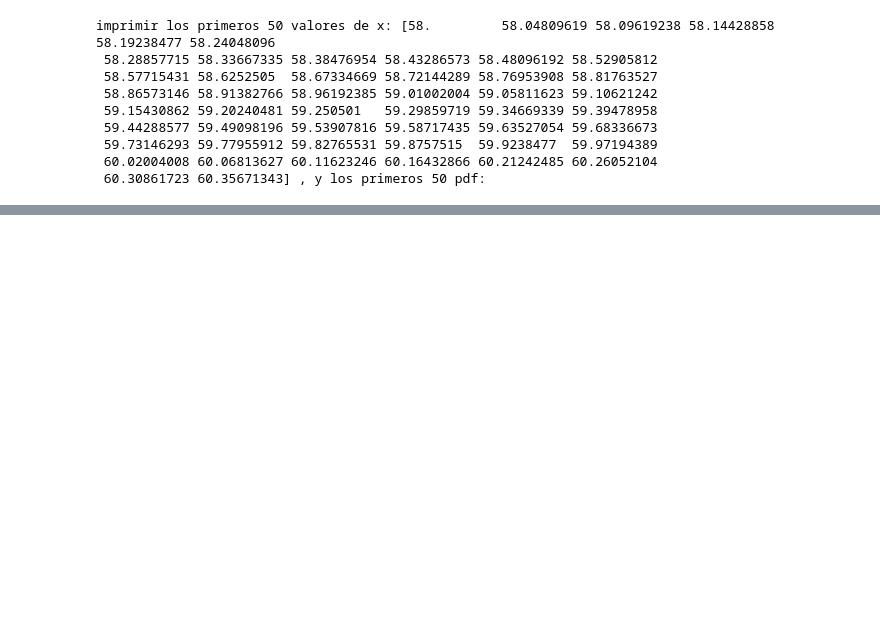
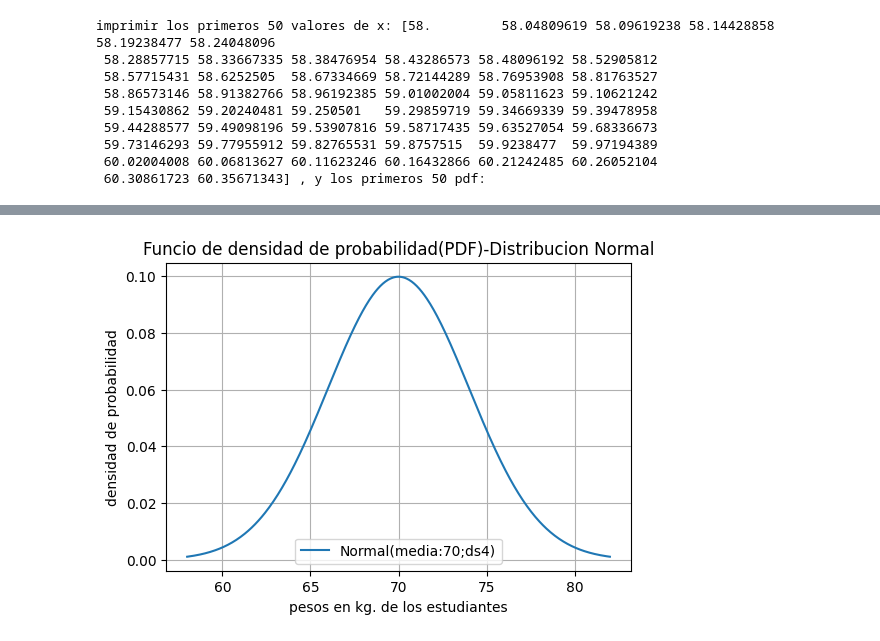
Before and after one commit to fellAR-hub/Probabilidad, a Jupyter notebook: unidad4/practica1.ipynb, the cells around one changed output, grey strips where cells are left out. Saved outputs shown, nothing was run; the diff lists cells and outputs as text; code cells hidden in the pictures; blank space fills up the shorter version.

```diff
--- a/unidad4/practica1.ipynb
+++ b/unidad4/practica1.ipynb
@@ -46,0 +47,11 @@ plt.show
+# %%
+plt.figure(figsize=(6,4))
+plt.plot(x,pdf,label="Normal(media:{};ds{})".format(np.round(media,2),np.round(desv_std,2)))
+plt.title('Funcio de densidad de probabilidad(PDF)-Distribucion Normal')
+plt.xlabel('pesos en kg. de los estudiantes')
+plt.ylabel('densidad de probabilidad')
+plt.legend()
+plt.grid(True)
+plt.show()
+# %% [output]
+[figure, added]
```
Also changed, not shown: parts of 3 cells of this notebook.
